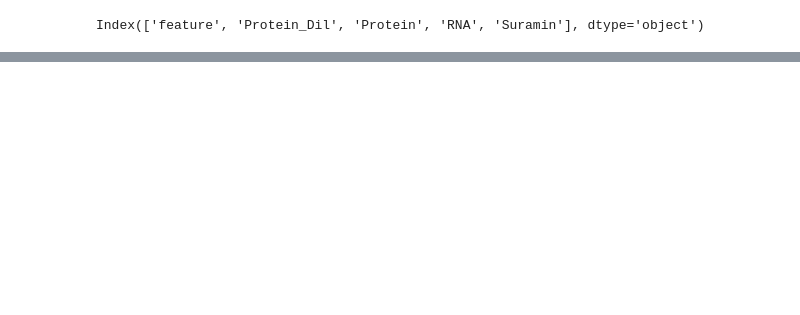
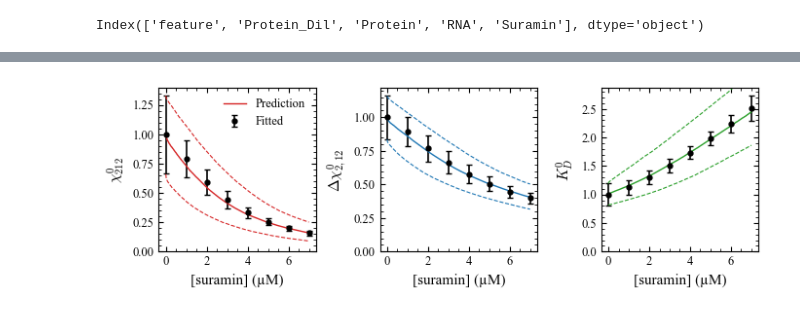
Before and after one commit to jialeqiao/Reentrant-phase-boundary, a Jupyter notebook: Figure_4.ipynb, the cells around one changed output, grey strips where cells are left out. Saved outputs shown, nothing was run; the diff lists cells and outputs as text; code cells hidden in the pictures; blank space fills up the shorter version.

```diff
--- a/Figure_4.ipynb
+++ b/Figure_4.ipynb
@@ -911,0 +851,83 @@ yhi_kd_n = (Kd_const + Kd_const_err) * np.ones_like(x_fit_n)
+# %%
+# Plot Hill constrained physical parameter trends
+
+# Smooth grid
+x_fit = np.linspace(0.0, float(np.max(slab_values)), 400)
+
+# Envelopes (16–84% ≈ 1σ for near-Gaussian)
+theta_med,  theta_lo,  theta_hi  = hill_envelope_with_norm(
+    x_fit, Ks_fit, n_fit, C_Kn, transform="theta",  rel_norm0=rel0_dchi, nsamp=4000, seed=1
+)
+theta2_med, theta2_lo, theta2_hi = hill_envelope_with_norm(
+    x_fit, Ks_fit, n_fit, C_Kn, transform="theta2", rel_norm0=rel0_chi3, nsamp=4000, seed=2
+)
+inv_med, inv_lo, inv_hi = hill_envelope_with_norm(
+    x_fit, Ks_fit, n_fit, C_Kn, transform="invtheta", rel_norm0=rel0_kd, nsamp=4000, seed=3
+)
+
+
+
+# --------------------------------------------------------------
+# Plot 3 panels: normalized physical quantities + Hill shape
+# --------------------------------------------------------------
+plt.rcParams.update({
+    "font.family": "serif",
+    "font.serif": ["Times New Roman"],
+    "mathtext.fontset": "cm",
+    "font.size": 10,
+    "axes.linewidth": 0.8,
+    "axes.labelsize": 11,
+    "xtick.direction": "in",
+    "ytick.direction": "in",
+    "xtick.top": True,
+    "ytick.right": True,
+    "legend.frameon": False,
+    "errorbar.capsize": 2.5,
+})
+fig, axes = plt.subplots(1, 3, figsize=(6.8, 2.15))
+
+# (a) χ3 ~ θ^2
+ax = axes[0]
+ax.errorbar(slab_values, chi3n, yerr=chi3n_err, fmt='o', color='k', ms=3.5, label="Fitted")
+ax.plot(x_fit, theta2_med, '-', color='tab:red', lw=1.0, label="Prediction")
+ax.plot(x_fit, theta2_lo,  '--', color='tab:red', lw=0.8)
+ax.plot(x_fit, theta2_hi,  '--', color='tab:red', lw=0.8)
+ax.set_xlabel("[suramin] (µM)")
+ax.set_ylabel(r"$\chi^{0}_{212} $")
+ax.set_ylim(0, max(1.05, 1.05*np.nanmax(chi3n + chi3n_err)))
+ax.minorticks_on()
+ax.tick_params(which='both', direction='in')
+
+# (b) Δχ ~ θ
+ax = axes[1]
+ax.errorbar(slab_values, dchin, yerr=dchin_err, fmt='o', color='k', ms=3.5, label="Fitted")
+ax.plot(x_fit, theta_med, '-', color='tab:blue', lw=1.0, label="Prediction")
+ax.plot(x_fit, theta_lo,  '--', color='tab:blue', lw=0.8)
+ax.plot(x_fit, theta_hi,  '--', color='tab:blue', lw=0.8)
+ax.set_xlabel("[suramin] (µM)")
+ax.set_ylabel(r"$\Delta\chi^{0}_{2,12} $")
+ax.set_ylim(0, max(1.05, 1.05*np.nanmax(dchin + dchin_err)))
+ax.minorticks_on()
+ax.tick_params(which='both', direction='in')
+
+# (c) KD ~ 1/θ
+ax = axes[2]
+ax.errorbar(slab_values, kdn, yerr=kdn_err, fmt='o', color='k', ms=3.5, label="Fitted")
+ax.plot(x_fit, inv_med, '-', color='tab:green', lw=1.0, label="Prediction")
+ax.plot(x_fit, inv_lo,  '--', color='tab:green', lw=0.8)
+ax.plot(x_fit, inv_hi,  '--', color='tab:green', lw=0.8)
+ax.set_xlabel("[suramin] (µM)")
+ax.set_ylabel(r"$K_D^0$")
+ax.set_ylim(0, max(1.05, 1.05*np.nanmax(kdn + kdn_err)))
+ax.minorticks_on()
+ax.tick_params(which='both', direction='in')
+
+# Optional: one shared legend
+axes[0].legend(loc="upper right", handlelength=1.8, fontsize=9)
+
+plt.tight_layout(pad=0.35, w_pad=0.7)
+plt.show()
+
+print(f"Used Hill parameters: K_s = {popt[0]:.4g} ± {perr[0]:.4g}, n = {popt[1]:.4g} ± {perr[1]:.4g}")
+# %% [output]
+[figure, added]
```
Also changed, not shown: parts of 19 cells of this notebook, 3 other files.
